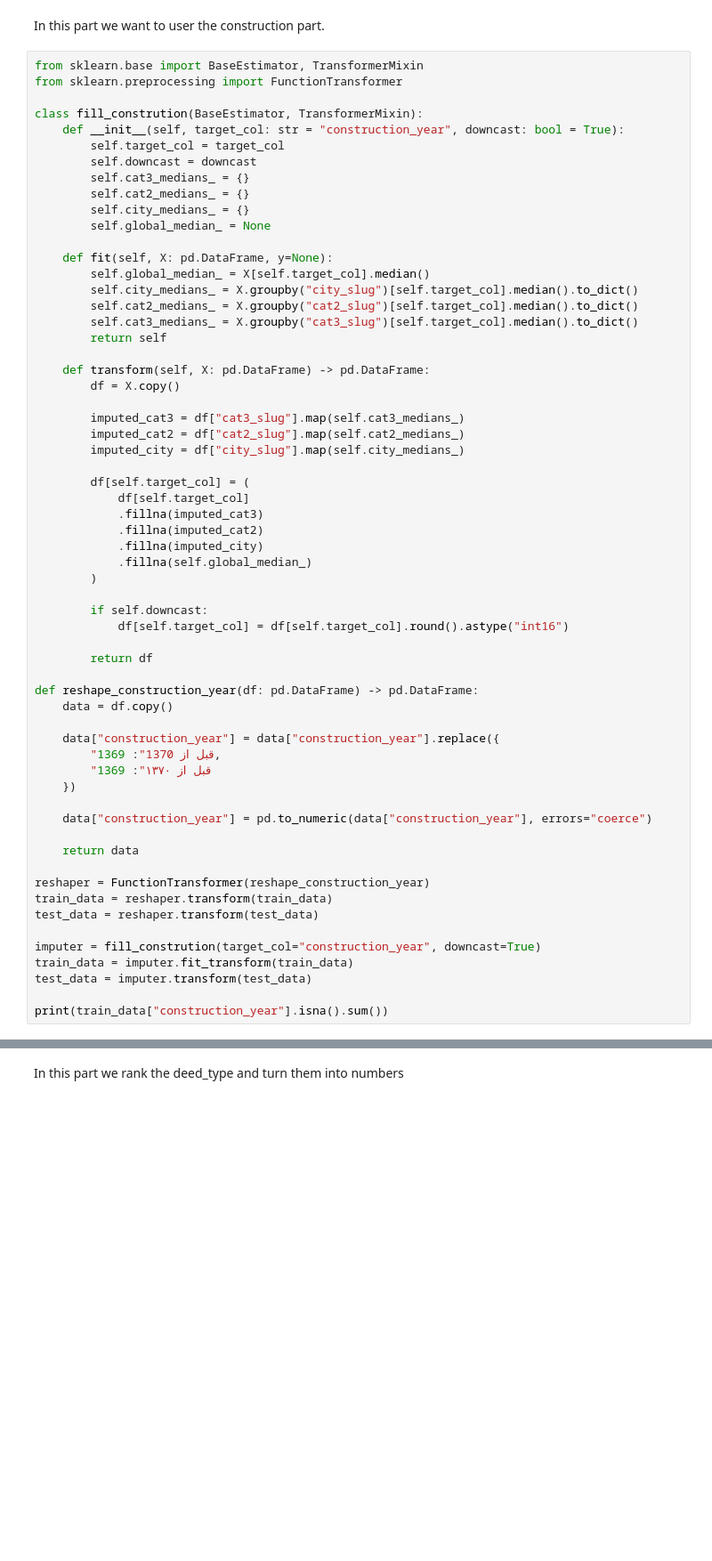
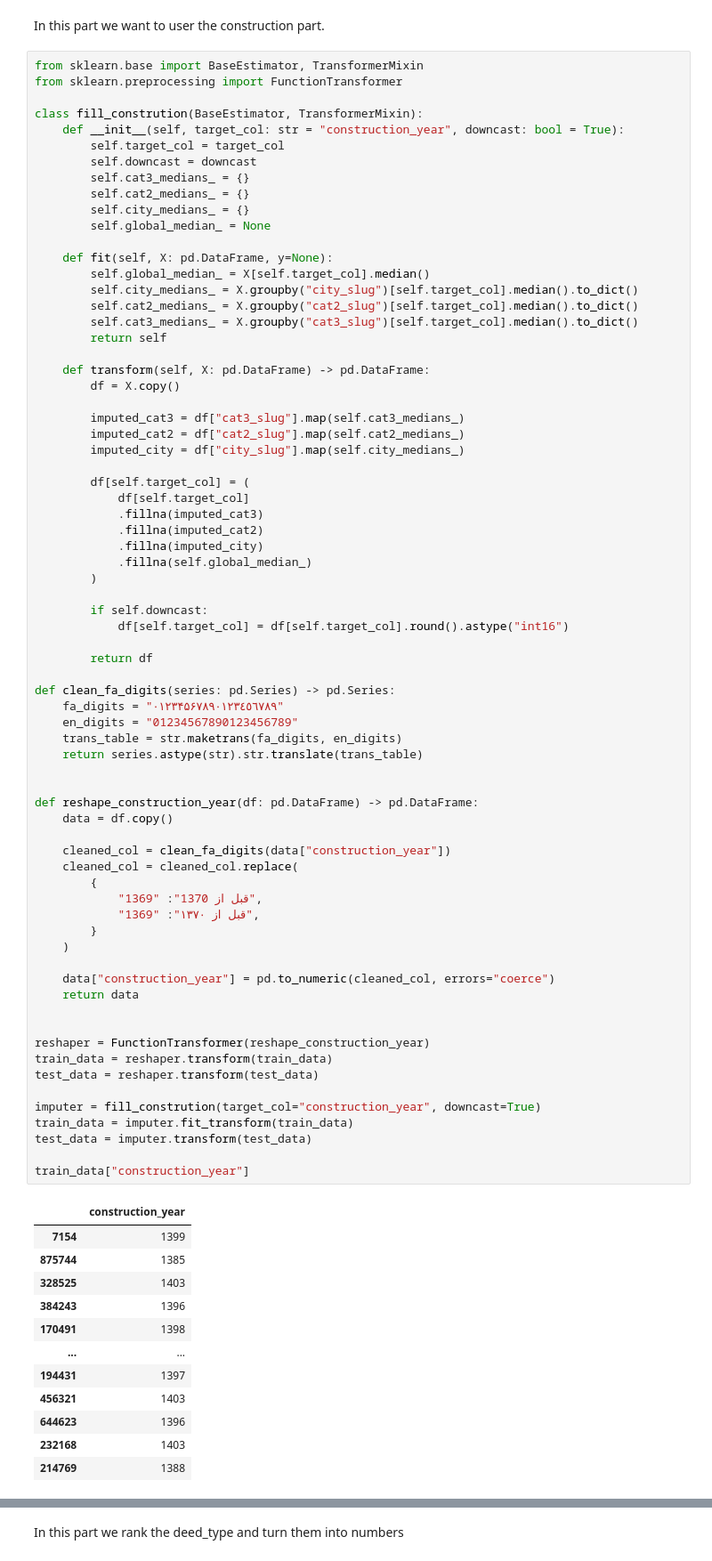
Before and after one commit to aminrafi394/quera-AI-first-project, a Jupyter notebook: prediction.ipynb, the cells around one changed output, grey strips where cells are left out. Shown at 89% size. Drawn from its saved outputs; the diff is of its cells as text; blank space fills up the shorter version.

```diff
--- a/prediction.ipynb
+++ b/prediction.ipynb
@@ -174,37 +148,59 @@ class fill_constrution(BaseEstimator, TransformerMixin):
         imputed_city = df["city_slug"].map(self.city_medians_)
 
         df[self.target_col] = (
             df[self.target_col]
             .fillna(imputed_cat3)
             .fillna(imputed_cat2)
             .fillna(imputed_city)
             .fillna(self.global_median_)
         )
 
         if self.downcast:
             df[self.target_col] = df[self.target_col].round().astype("int16")
 
         return df
 
+def clean_fa_digits(series: pd.Series) -> pd.Series:
+    fa_digits = "۰۱۲۳۴۵۶۷۸۹٠١٢٣٤٥٦٧٨٩"
+    en_digits = "01234567890123456789"
+    trans_table = str.maketrans(fa_digits, en_digits)
+    return series.astype(str).str.translate(trans_table)
+
+
 def reshape_construction_year(df: pd.DataFrame) -> pd.DataFrame:
     data = df.copy()
 
-    data["construction_year"] = data["construction_year"].replace({
-        "قبل از 1370": 1369,
-        "قبل از ۱۳۷۰": 1369
-    })
+    cleaned_col = clean_fa_digits(data["construction_year"])
+    cleaned_col = cleaned_col.replace(
+        {
+            "قبل از 1370": "1369",
+            "قبل از ۱۳۷۰": "1369",
+        }
+    )
 
-    data["construction_year"] = pd.to_numeric(data["construction_year"], errors="coerce")
+    data["construction_year"] = pd.to_numeric(cleaned_col, errors="coerce")
+    return data
 
-    return data
 
 reshaper = FunctionTransformer(reshape_construction_year)
 train_data = reshaper.transform(train_data)
 test_data = reshaper.transform(test_data)
 
 imputer = fill_constrution(target_col="construction_year", downcast=True)
 train_data = imputer.fit_transform(train_data)
 test_data = imputer.transform(test_data)
 
-print(train_data["construction_year"].isna().sum())
+train_data["construction_year"]
 # %% [output]
+|  | construction_year |
+| 7154 | 1399 |
+| 875744 | 1385 |
+| 328525 | 1403 |
+| 384243 | 1396 |
+| 170491 | 1398 |
+| ... | ... |
+| 194431 | 1397 |
+| 456321 | 1403 |
+| 644623 | 1396 |
+| 232168 | 1403 |
+| 214769 | 1388 |
```
Also changed, not shown: parts of 16 cells of this notebook.
